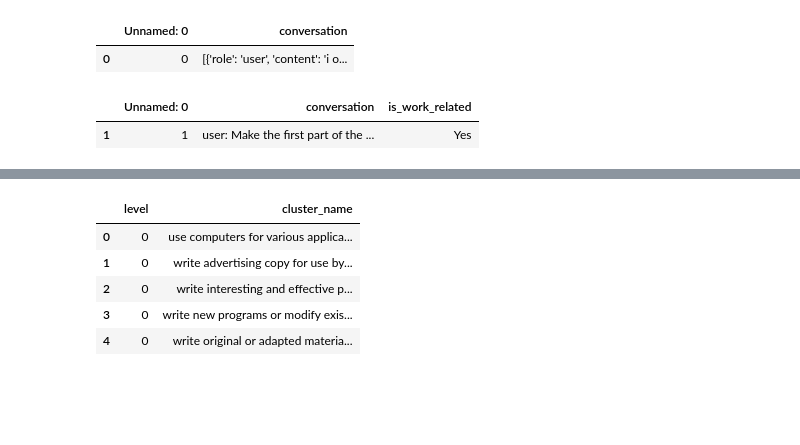
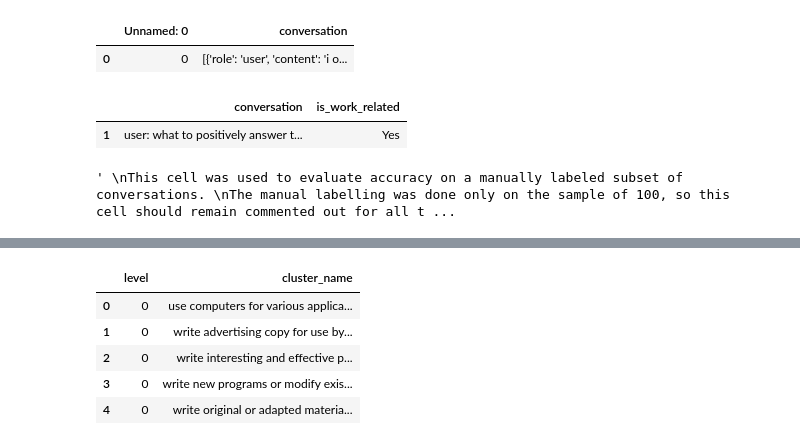
Before and after one commit to Engineering-AI-Systems-Team-3/chatgpt-at-work, a Jupyter notebook: chatgpt_at_work.ipynb, the cells around one changed output, grey strips where cells are left out. Cells and saved outputs as stored; diff of their text form; code cells hidden in the pictures; blank space fills up the shorter version.

```diff
--- a/chatgpt_at_work.ipynb
+++ b/chatgpt_at_work.ipynb
@@ -32,14 +34,16 @@ pd.set_option('display.max_columns', None)
 # %%
 load_dotenv()
 
-MAX_WORKERS = 8
+MAX_WORKERS = 16
 WAIT_TIME = 60
 RANDOM_SEED = 42
 BUFFER_SIZE = 10_000
-SAMPLE_SIZE = 100
-MODEL_ID = "nvidia/nemotron-3-super-120b-a12b:free"
+SAMPLE_SIZE = 400
+# MODEL_ID = "nvidia/nemotron-3-super-120b-a12b:free"
+MODEL_ID = "openai/gpt-5-nano"
 EMBEDDING_MODEL_ID = "sentence-transformers/all-mpnet-base-v2"
 EMBEDDING_BATCH_SIZE = 256
+CHECKPOINT_INTERVAL = 10
 
 DATA_PATH = Path("./data")
 INPUT_DATA_DIR = DATA_PATH / "input"
@@ -47,6 +51,7 @@ RAW_1P_DATA_PATH = INPUT_DATA_DIR / "aei_raw_1p_api_2026-02-05_to_2026-02-12.csv
 RAW_CLAUDE_DATA_PATH = INPUT_DATA_DIR / "aei_raw_claude_ai_2026-02-05_to_2026-02-12.csv"
 TASK_STATEMENTS_PATH = INPUT_DATA_DIR / "TaskStatements.csv"
 PATENTS_DATA_PATH = INPUT_DATA_DIR / "patent_task_matches_percentile.csv"
+EPOCH_DATA_PATH = INPUT_DATA_DIR / "Value_gpt_task_assessments_test_indep.csv"
 
 PROMPTS_DIR = Path("./prompts")
 WORK_RELATED_PROMPT_PATH = PROMPTS_DIR / "work_related.json"
@@ -57,8 +62,8 @@ ROLES_PROMPT_PATH = PROMPTS_DIR / "roles.json"
 TUNA_ROLES_PROMPT_PATH = PROMPTS_DIR / "tuna_roles.json"
 
 CHROMA_DB_PATH = DATA_PATH / "chroma"
-CLUSTERS_COLLECTION_NAME = "clusters"
-ROLES_COLLECTION_NAME = "roles"
+CLUSTERS_COLLECTION_NAME = f"clusters_{SAMPLE_SIZE}"
+ROLES_COLLECTION_NAME = f"roles_{SAMPLE_SIZE}"
 
 OUTPUT_DIR = DATA_PATH / "output"
 WORK_RELATED_OUTPUT_PATH = OUTPUT_DIR / f"work_related_{SAMPLE_SIZE}.csv"
@@ -257,17 +262,19 @@ def build_messages(template: list[dict[str, str]], **kwargs):
     return msgs
 # %%
 
-
-def filter_work_conversations(conversations: pd.DataFrame) -> pd.DataFrame:
+def filter_work_conversations(conversations: pd.DataFrame, path: Path) -> pd.DataFrame:
     """
     Filter conversations to determine which ones are work-related using the GPT model.
 
     :param conversations: DataFrame containing conversations to filter
+    :param path: Path to save the filtered conversations
     :return: DataFrame containing conversations with an additional column "is_work_related" indicating whether the conversation is work-related or not
     """
     formatted_messages = []
     result = pd.DataFrame()
-    template = get_messages(WORK_RELATED_PROMPT_PATH)
+    template = get_messages(path=WORK_RELATED_PROMPT_PATH)
+    checkpoint_path = path.parent / f"{path.stem}_checkpoint.csv"
+
     for index, row in conversations.iterrows():
         raw_conversation = row["conversation"]
         conversation = format_conversation(conversation=raw_conversation)
@@ -276,6 +283,12 @@ def filter_work_conversations(conversations: pd.DataFrame) -> pd.DataFrame:
         formatted_messages.append(record)
 
     records = []
+    if checkpoint_path.exists():
+        checkpoint_df = pd.read_csv(checkpoint_path)
+        records = checkpoint_df.to_dict(orient="records")
+        processed_conversations = set(record["conversation"] for record in records)
+        formatted_messages = [entry for entry in formatted_messages if entry["conversation"] not in processed_conversations]
+
     with concurrent.futures.ThreadPoolExecutor(max_workers=MAX_WORKERS) as executor:
         futures = {
             executor.submit(parallelize_llm_call, entry["messages"]): entry["conversation"]
@@ -288,30 +301,42 @@ def filter_work_conversations(conversations: pd.DataFrame) -> pd.DataFrame:
                 response = future.result()
                 record = {"conversation": conversation, "is_work_related": response}
                 records.append(record)
+                if len(records) % CHECKPOINT_INTERVAL == 0:
+                    checkpoint_df = pd.DataFrame(records)
+                    checkpoint_df.to_csv(checkpoint_path, index=False)
             except Exception as e:
                 print(f"Error processing conversation: {e}")
 
     result = pd.DataFrame(records)
+    result.to_csv(path, index=False)
+    if path.exists() and checkpoint_path.exists():
+        checkpoint_path.unlink()
     return result
 # %%
 if not WORK_RELATED_OUTPUT_PATH.exists():
-    work_related_conversations_df = filter_work_conversations(conversations=sample_conversations)
-    work_related_conversations_df.to_csv(WORK_RELATED_OUTPUT_PATH)
+    work_related_conversations_df = filter_work_conversations(conversations=sample_conversations, path=WORK_RELATED_OUTPUT_PATH)
 else:
     work_related_conversations_df = pd.read_csv(WORK_RELATED_OUTPUT_PATH)
     work_related_conversations_df = work_related_conversations_df[work_related_conversations_df["is_work_related"] == "Yes"]
 work_related_conversations_df.head(1)
 # %% [output]
-|  | Unnamed: 0 | conversation | is_work_related |
-| 1 | 1 | user: Make the first part of the ... | Yes |
+|  | conversation | is_work_related |
+| 1 | user: what to positively answer t... | Yes |
 # %%
-work_related_labelled = pd.read_excel(WORK_RELATED_LABELED_DATA_PATH)
-y = work_related_labelled["is_work_related"].values
-label = work_related_labelled["correct"].values
-correct_count = sum(y == label)
+"""
+This cell was used to evaluate accuracy on a manually labeled subset of conversations.
+The manual labelling was done only on the sample of 100, so this cell should remain commented out for all the other cases.
+"""
 
-accuracy = correct_count / len(y)
-print(f"Accuracy: {accuracy:.2%} ({correct_count}/{len(y)})")
+# work_related_labelled = pd.read_excel(WORK_RELATED_LABELED_DATA_PATH)
+# y = work_related_labelled["is_work_related"].values
+# label = work_related_labelled["correct"].values
+# correct_count = sum(y == label)
+
+# accuracy = correct_count / len(y)
+# print(f"Accuracy: {accuracy:.2%} ({correct_count}/{len(y)})")
+# %% [output]
+' \nThis cell was used to evaluate accuracy on a manually labeled subset of conversations. \nThe manual labelling was done only on the sample of 100, so this cell should remain commented out for all t ...
 # %%
 raw_1p_api_df = pd.read_csv(RAW_1P_DATA_PATH)
 raw_claude_api_df = pd.read_csv(RAW_CLAUDE_DATA_PATH)
```
Also changed, not shown: parts of 50 cells of this notebook.
